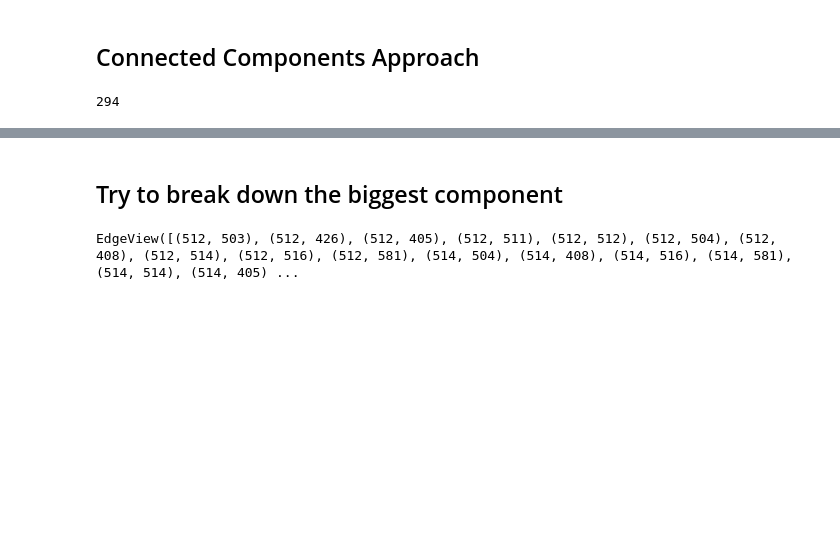
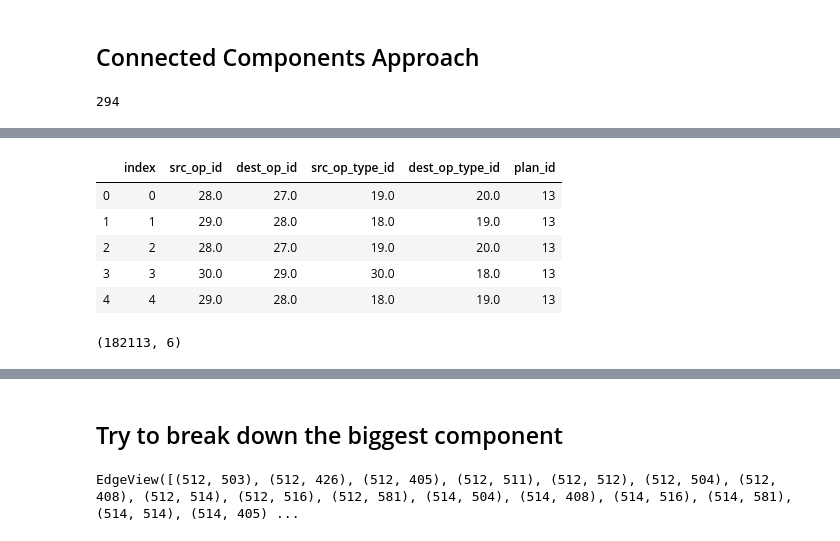
Before and after one commit to hicsail/crucible, a Jupyter notebook: scratch/test-train-split/test_train_split_v2.ipynb, the cells around one changed output, grey strips where cells are left out. Cells and saved outputs as stored; diff of their text form; code cells hidden in the pictures; blank space fills up the shorter version.

Commit message:
add weighted edges for operations that are directly connected, not just cooccuring in a plan

```diff
--- a/scratch/test-train-split/test_train_split_v2.ipynb
+++ b/scratch/test-train-split/test_train_split_v2.ipynb
@@ -326,0 +292,7 @@ unique_edges
+# %%
+'''create a wires dataframe'''
+from pandas.io.json import json_normalize
+wires_df = json_normalize(aq_plans_json, record_path=['wires'])
+wires_df = wires_df.drop(columns=['id', 'rid', 'sample']) # drop irrelevant columns
+wires_df = wires_df.rename(index=str, columns={"from": "src_op_id", "to": "dest_op_id"}) #rename for clarity
+wires_df.head(5)
@@ -326,0 +315,6 @@ unique_edges
+# %%
+'''left merge with destination to find op type'''
+merged_to = wires_df.merge(real_operations_without_islands_df, left_on='dest_op_id', right_on='op.id', how='left')
+merged_pairs_df = merged_to[['src_op_id', 'dest_op_id', 'op.operation_type_id']].reset_index()
+merged_pairs_df = merged_pairs_df.rename(index=str, columns={"op.operation_type_id": "dest_op_type_id"}) #rename for clarity
+merged_pairs_df.head(5)
@@ -326,0 +328,17 @@ unique_edges
+# %%
+'''left merge with source to find op type'''
+edge_pairs_df = merged_pairs_df.merge(real_operations_without_islands_df, left_on='src_op_id', right_on='op.id', how='left')
+edge_pairs_df = edge_pairs_df[['src_op_id', 'dest_op_id', 'op.operation_type_id', 'dest_op_type_id', 'id']].reset_index()
+edge_pairs_df = edge_pairs_df.rename(index=str, columns={"op.operation_type_id": "src_op_type_id", 'id': 'plan_id'}) #rename for clarity
+edge_pairs_df.head(5)
+# %% [output]
+|  | index | src_op_id | dest_op_id | src_op_type_id | dest_op_type_id | plan_id |
+| 0 | 0 | 28.0 | 27.0 | 19.0 | 20.0 | 13 |
+| 1 | 1 | 29.0 | 28.0 | 18.0 | 19.0 | 13 |
+| 2 | 2 | 28.0 | 27.0 | 19.0 | 20.0 | 13 |
+| 3 | 3 | 30.0 | 29.0 | 30.0 | 18.0 | 13 |
+| 4 | 4 | 29.0 | 28.0 | 18.0 | 19.0 | 13 |
+# %%
+edge_pairs_df.shape
+# %% [output]
+(182113, 6)
```
Also changed, not shown: parts of 13 cells of this notebook.
